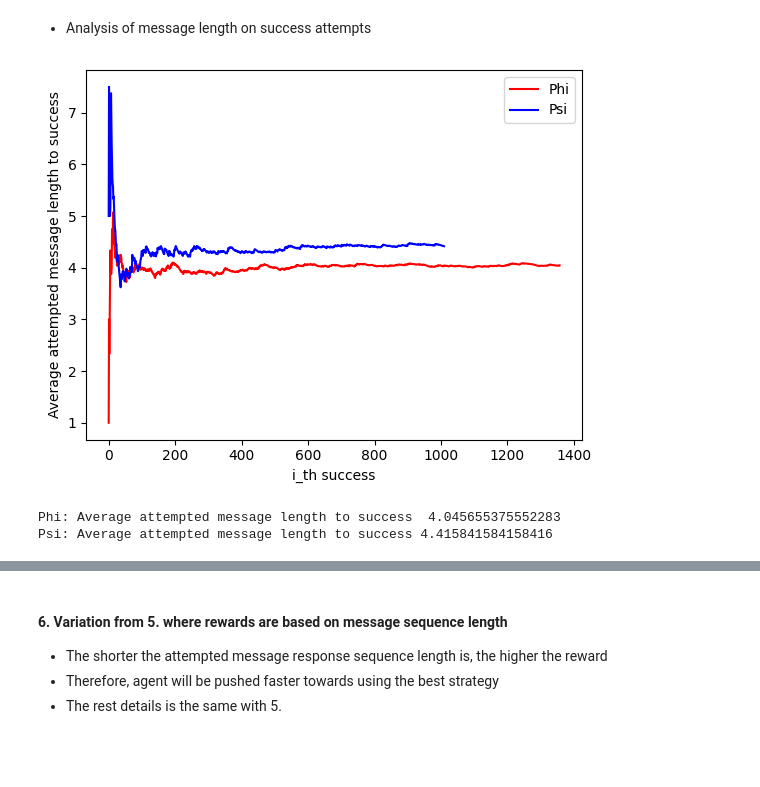
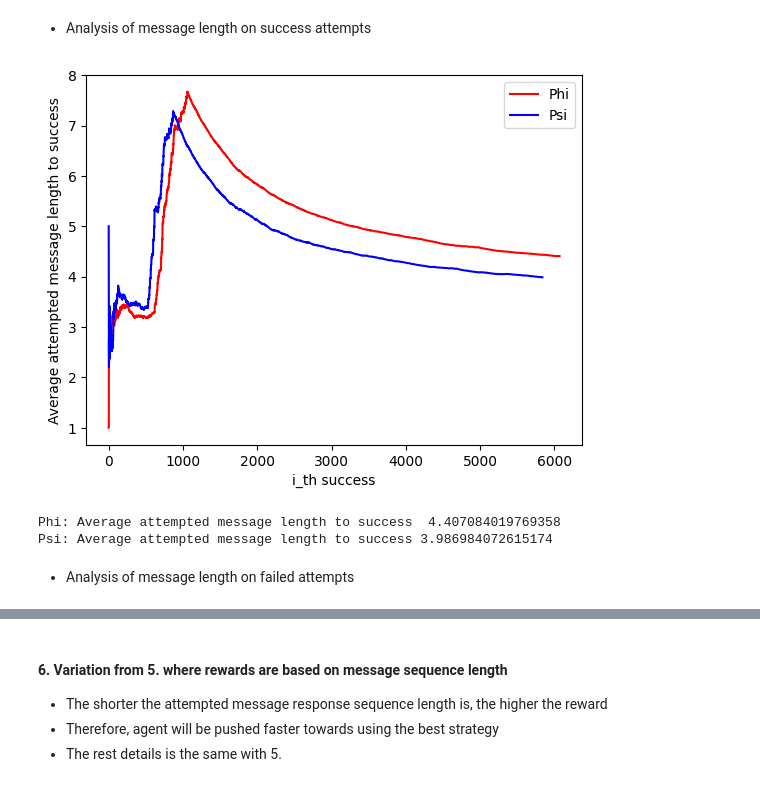
Before and after one commit to ttontoey/cp-indiv-mab, a Jupyter notebook: mab.ipynb, the cells around one changed output, grey strips where cells are left out. Cells and saved outputs as stored; diff of their text form; code cells hidden in the pictures; blank space fills up the shorter version.

```diff
--- a/mab.ipynb
+++ b/mab.ipynb
@@ -442,0 +477,4 @@ Total Psi satisfaction: 736
+# %%
+max_time = 50000
+naivemab_sim = sim_mab1(max_time=max_time, learn_policy=LearningPolicy.Softmax(tau=0.5))
+naivemab_sim.explain()
@@ -460,7 +524,9 @@ class MultipleBanditAgent:
         self.mab_dict = mab_dict
         self.attempt = []
         self.success_length = []
+        self.failed_length = []
         self.mean_success_length = []
+        self.mean_failed_length = []
         self.times_matched = 0
 
     def get_message(self, phi_matched, psi_matched, current_state):
@@ -493,6 +559,8 @@ class MultipleBanditAgent:
             # Failed attempt
             for state_msg in self.attempt:
                 self.mab_dict[state_msg[0]].partial_fit([state_msg[1]], [0])
+            self.failed_length.append(len(self.attempt))
+            self.mean_failed_length.append(np.mean(self.failed_length))
             self.attempt.clear()
 
     def explain(self):
@@ -578,0 +668,4 @@ Total Psi satisfaction: 1010
+# %%
+max_time = 50000
+multiplemab1_sim = sim_mab2(max_time=max_time, learn_policy=LearningPolicy.Softmax(tau=0.1))
+multiplemab1_sim.explain()
@@ -579,17 +708,20 @@ Total Psi satisfaction: 1010
 # %% [markdown]
 * Analysis of message length on success attempts
 # %%
-mean_slength_phi = multibandit_agent1.mean_success_length
-mean_slength_psi = multibandit_agent2.mean_success_length
+agents = multiplemab1_sim.agents
+mean_slength_phi = agents[0].mean_success_length
+mean_slength_psi = agents[1].mean_success_length
 plt.plot(range(len(mean_slength_phi)), mean_slength_phi, label='Phi', color='red')
 plt.plot(range(len(mean_slength_psi)), mean_slength_psi, label='Psi', color='blue')
 plt.xlabel("i_th success")
 plt.ylabel("Average attempted message length to success")
 plt.legend(loc='upper right')
 plt.show()
-print("Phi: Average attempted message length to success ", np.average(multibandit_agent1.success_length))
-print("Psi: Average attempted message length to success",np.average(multibandit_agent2.success_length))
+print("Phi: Average attempted message length to success ", np.average(agents[0].success_length))
+print("Psi: Average attempted message length to success",np.average(agents[1].success_length))
 # %% [output]
-[figure, old version]
+[figure, new version]
-Phi: Average attempted message length to success  4.045655375552283
-Psi: Average attempted message length to success 4.415841584158416
+Phi: Average attempted message length to success  4.407084019769358
+Psi: Average attempted message length to success 3.986984072615174
+# %% [markdown]
+* Analysis of message length on failed attempts
```
Also changed, not shown: parts of 48 cells of this notebook.
